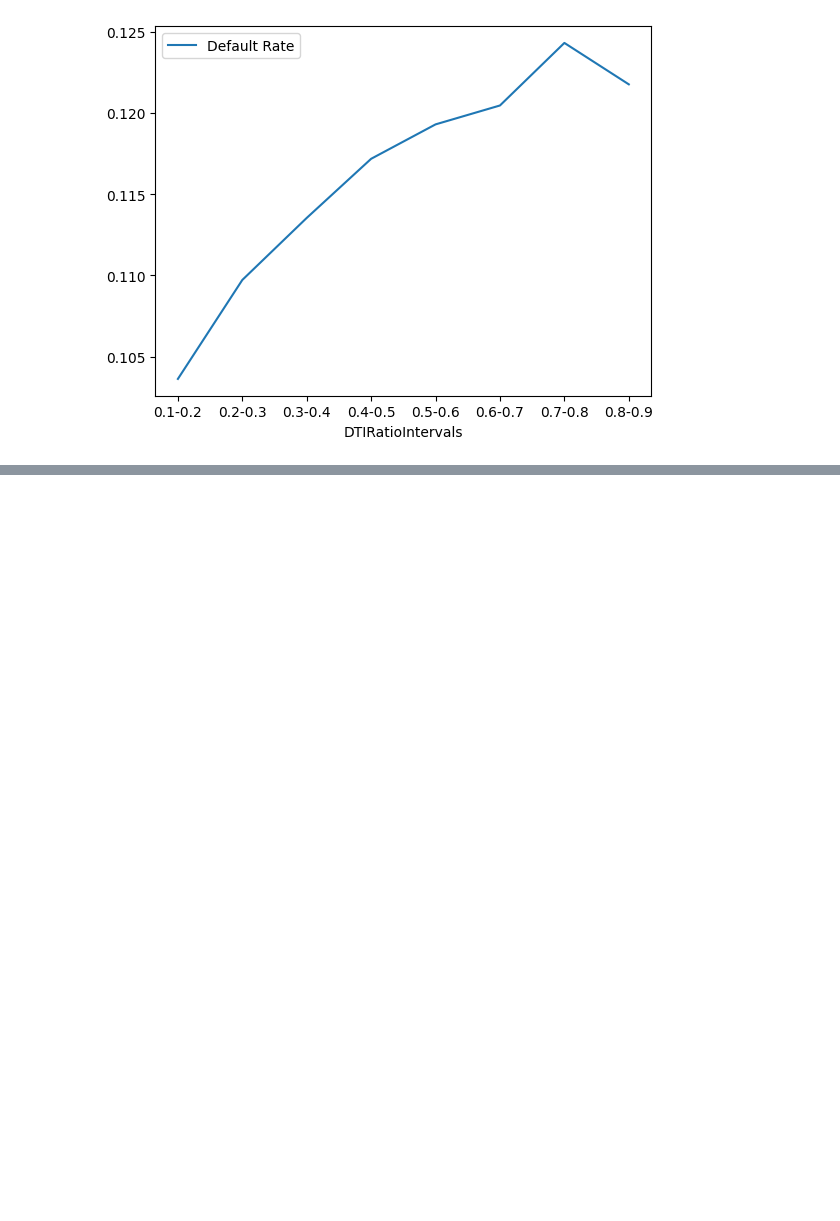
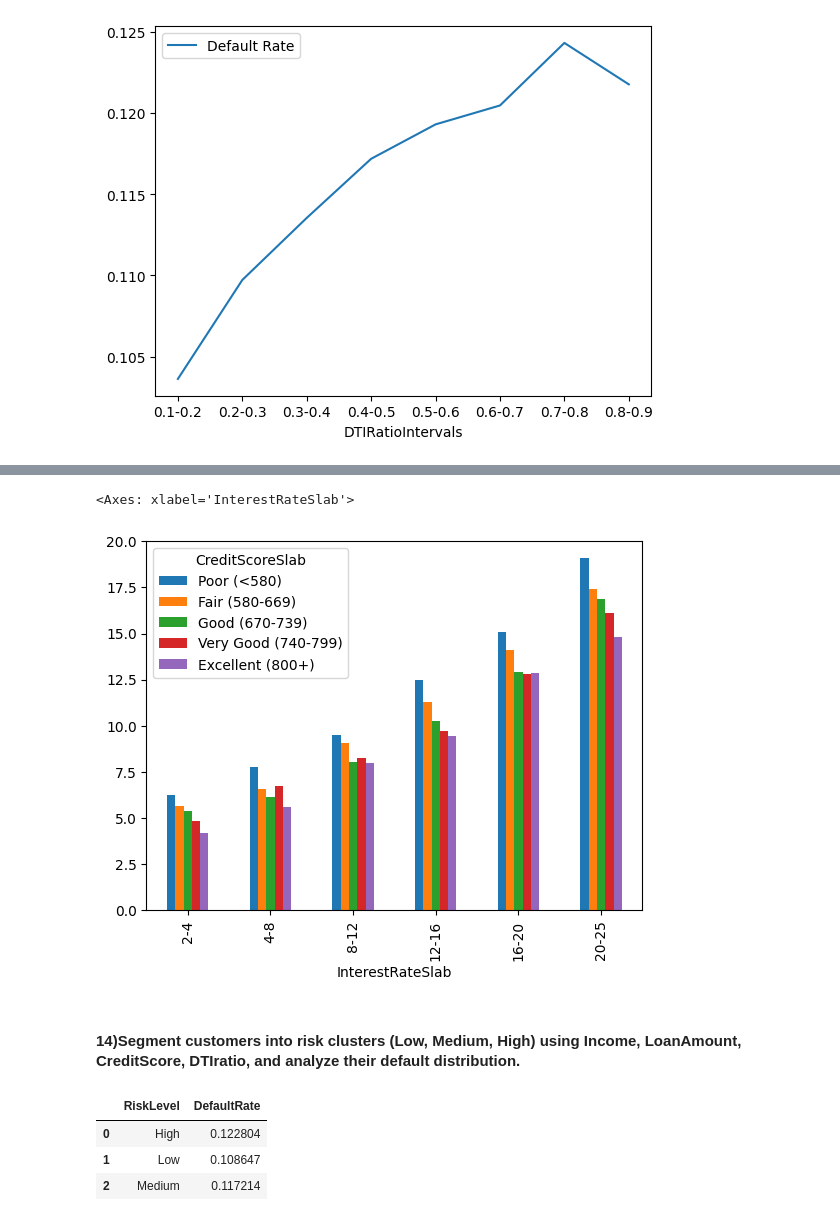
Before and after one commit to vaishnavipatel2805/Python_Libraries_Practice-, a Jupyter notebook: Pandas/Untitled.ipynb, the cells around one changed output, grey strips where cells are left out. Drawn from its saved outputs; the diff is of its cells as text; code cells hidden in the pictures; blank space fills up the shorter version.

```diff
--- a/Pandas/Untitled.ipynb
+++ b/Pandas/Untitled.ipynb
@@ -1494,0 +1736,4 @@ df.plot(kind = "line")
+# %%
+bins = [0,12,24,36,48,60]
+labels = ['0-12','12-24','24-36','36-48','48-60']
+loan['LoanTermSlab'] = pd.cut(loan['LoanTerm'],bins = bins, labels = labels, include_lowest = True)
@@ -1494,0 +1753,9 @@ df.plot(kind = "line")
+# %%
+bins = [2,4,8,12,16,20,25]
+labels = ['2-4','4-8','8-12','12-16','16-20','20-25']
+loan['InterestRateSlab'] = pd.cut(loan['InterestRate'],bins = bins, labels = labels, include_lowest = True)
+# %%
+bins = [0, 580, 670, 740, 800, loan["CreditScore"].max()]
+labels = ["Poor (<580)", "Fair (580-669)", "Good (670-739)", "Very Good (740-799)", "Excellent (800+)"]
+loan["CreditScoreSlab"] = pd.cut(loan["CreditScore"], bins=bins, labels=labels, include_lowest=True)
+loan["CreditScoreSlab"].value_counts()
@@ -1494,0 +1770,4 @@ df.plot(kind = "line")
+# %%
+temp = loan.groupby(["InterestRateSlab","CreditScoreSlab"]).agg(default_rates = ("Default", "mean")).reset_index()
+temp["default_rates"]=round(temp["default_rates"]*100,2)
+temp.sort_values(by = ["InterestRateSlab","default_rates"],ascending = False)
@@ -1494,0 +1792,8 @@ df.plot(kind = "line")
+# %%
+pivot = temp.pivot(index="InterestRateSlab", columns="CreditScoreSlab", values="default_rates")
+pivot.plot(kind="bar")
+# %% [output]
+<Axes: xlabel='InterestRateSlab'>
+[figure, added]
+# %% [markdown]
+#### 14)Segment customers into risk clusters (Low, Medium, High) using Income, LoanAmount, CreditScore, DTIratio, and analyze their default distribution.
@@ -1494,0 +1812,27 @@ df.plot(kind = "line")
+# %%
+def risk_level(row):
+    # High Risk
+    if (row["CreditScoreSlab"] == "LowScore") or \
+       (row["DTISlab"] == "HighDTI") or \
+       (row["IncomeSlab"] == "LowIncome" and row["LoanAmountSlab"] == "LargeLoan"):
+        return "High"
+
+    # Medium Risk
+    elif (row["CreditScoreSlab"] == "MidScore") or \
+         (row["DTISlab"] == "MidDTI") or \
+         (row["IncomeSlab"] == "MidIncome" and row["LoanAmountSlab"] != "SmallLoan"):
+        return "Medium"
+
+    # Low Risk
+    else:
+        return "Low"
+
+loan["RiskLevel"] = loan.apply(risk_level, axis=1)
+
+# Default distribution
+loan.groupby("RiskLevel")["Default"].mean().reset_index().rename(columns={"Default":"DefaultRate"})
+# %% [output]
+|  | RiskLevel | DefaultRate |
+| 0 | High | 0.122804 |
+| 1 | Low | 0.108647 |
+| 2 | Medium | 0.117214 |
```
Also changed, not shown: parts of 41 cells of this notebook.
